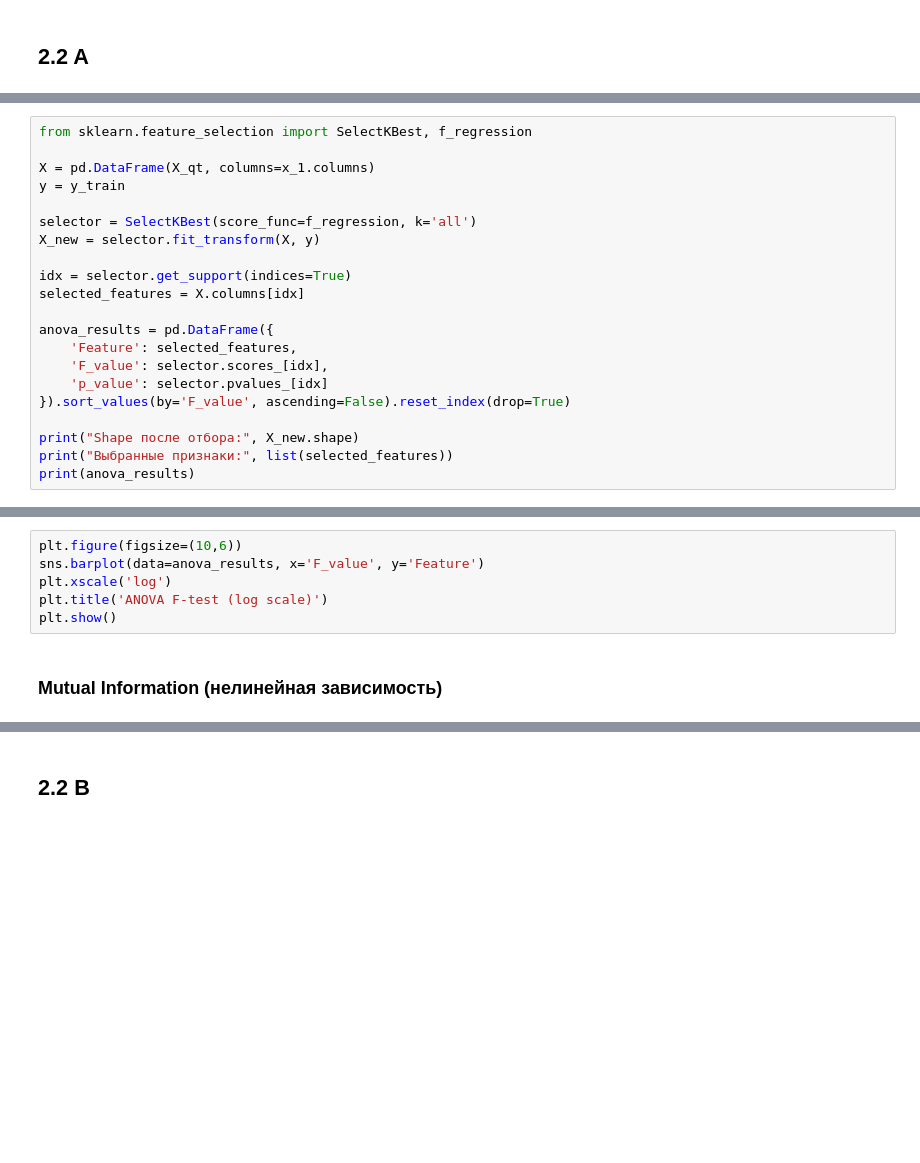
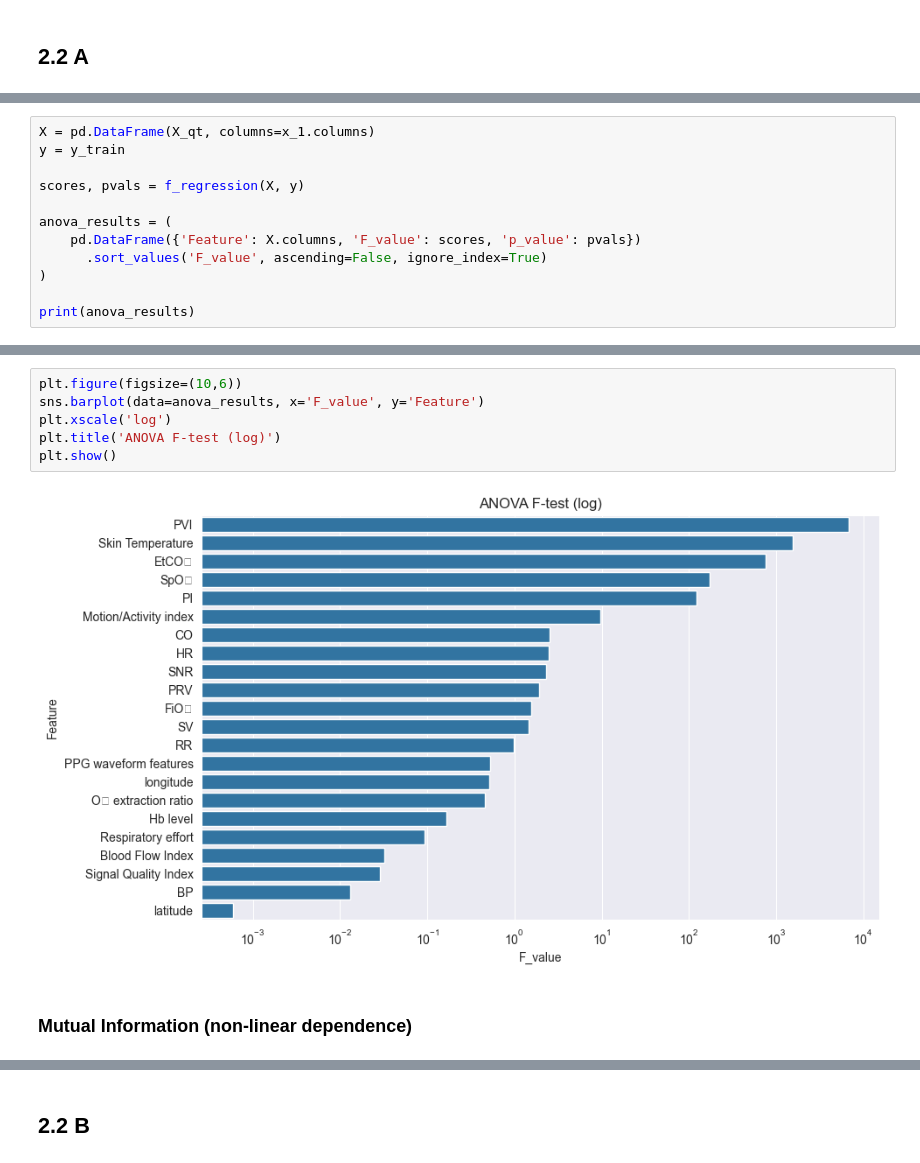
Before and after one commit to Yuraj1/iau_projects, a Jupyter notebook: FAZA_2.ipynb, the cells around one changed output, grey strips where cells are left out. Cells and saved outputs as stored; diff of their text form; blank space fills up the shorter version.

```diff
--- a/FAZA_2.ipynb
+++ b/FAZA_2.ipynb
@@ -169,21 +315,12 @@ plt.show()
 # %%
-from sklearn.feature_selection import SelectKBest, f_regression
-
 X = pd.DataFrame(X_qt, columns=x_1.columns)
 y = y_train
 
-selector = SelectKBest(score_func=f_regression, k='all')
-X_new = selector.fit_transform(X, y)
+scores, pvals = f_regression(X, y)
 
-idx = selector.get_support(indices=True)
-selected_features = X.columns[idx]
+anova_results = (
+    pd.DataFrame({'Feature': X.columns, 'F_value': scores, 'p_value': pvals})
+      .sort_values('F_value', ascending=False, ignore_index=True)
+)
 
-anova_results = pd.DataFrame({
-    'Feature': selected_features,
-    'F_value': selector.scores_[idx],
-    'p_value': selector.pvalues_[idx]
-}).sort_values(by='F_value', ascending=False).reset_index(drop=True)
-
-print("Shape после отбора:", X_new.shape)
-print("Выбранные признаки:", list(selected_features))
 print(anova_results)
@@ -190,9 +350,11 @@ print(anova_results)
 # %%
 plt.figure(figsize=(10,6))
 sns.barplot(data=anova_results, x='F_value', y='Feature')
 plt.xscale('log')
-plt.title('ANOVA F-test (log scale)')
+plt.title('ANOVA F-test (log)')
 plt.show()
+# %% [output]
+[figure, added]
 # %% [markdown]
-### Mutual Information (нелинейная зависимость)
+### Mutual Information (non-linear dependence)
 # %%
```
Also changed, not shown: parts of 27 cells of this notebook.
